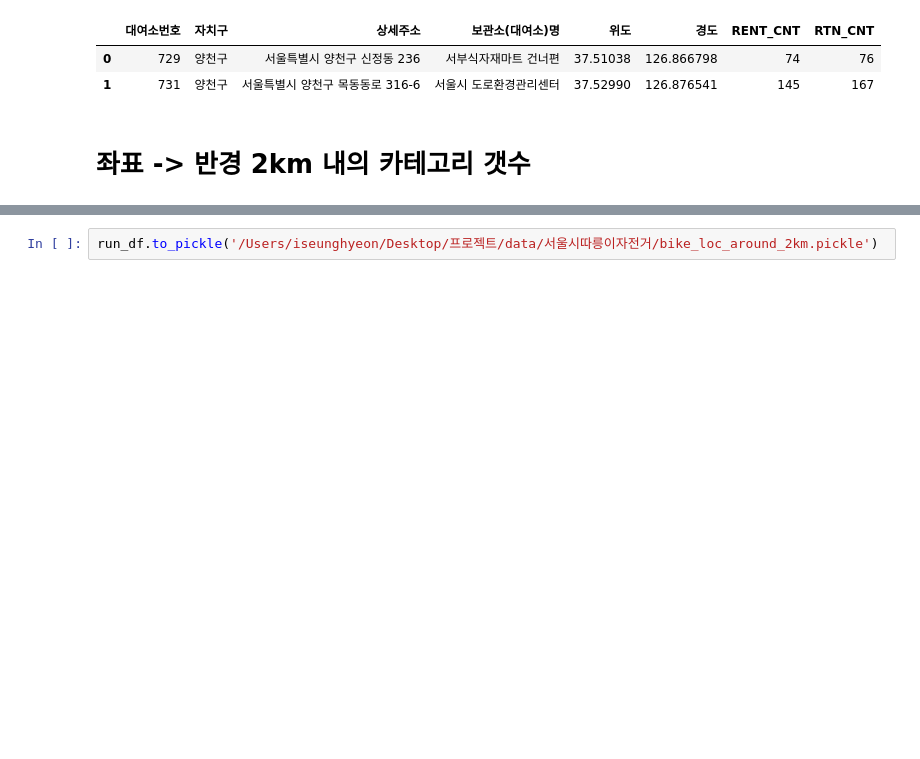
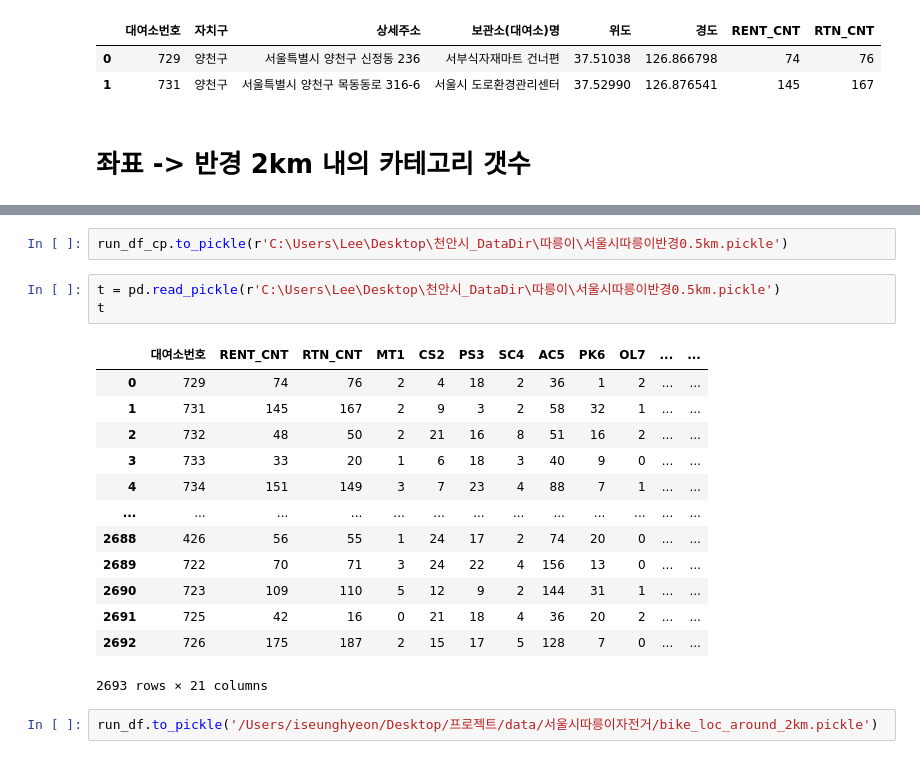
Before and after one commit to LGHelloVisionProj/Data_Visualization, a Jupyter notebook: 천안시_CodeDir/서울시따릉이데이터api호출.ipynb, the cells around one changed output, grey strips where cells are left out. Drawn from its saved outputs; the diff is of its cells as text; blank space fills up the shorter version.

```diff
--- a/천안시_CodeDir/서울시따릉이데이터api호출.ipynb
+++ b/천안시_CodeDir/서울시따릉이데이터api호출.ipynb
@@ -212,3 +244,22 @@ run_df
+# %%
+run_df_cp.to_pickle(r'C:\Users\Lee\Desktop\천안시_DataDir\따릉이\서울시따릉이반경0.5km.pickle')
+# %%
+t = pd.read_pickle(r'C:\Users\Lee\Desktop\천안시_DataDir\따릉이\서울시따릉이반경0.5km.pickle')
+t
+# %% [output]
+|  | 대여소번호 | RENT_CNT | RTN_CNT | MT1 | CS2 | PS3 | SC4 | AC5 | PK6 | OL7 | ... | ... |
+| 0 | 729 | 74 | 76 | 2 | 4 | 18 | 2 | 36 | 1 | 2 | ... | ... |
+| 1 | 731 | 145 | 167 | 2 | 9 | 3 | 2 | 58 | 32 | 1 | ... | ... |
+| 2 | 732 | 48 | 50 | 2 | 21 | 16 | 8 | 51 | 16 | 2 | ... | ... |
+| 3 | 733 | 33 | 20 | 1 | 6 | 18 | 3 | 40 | 9 | 0 | ... | ... |
+| 4 | 734 | 151 | 149 | 3 | 7 | 23 | 4 | 88 | 7 | 1 | ... | ... |
+| ... | ... | ... | ... | ... | ... | ... | ... | ... | ... | ... | ... | ... |
+| 2688 | 426 | 56 | 55 | 1 | 24 | 17 | 2 | 74 | 20 | 0 | ... | ... |
+| 2689 | 722 | 70 | 71 | 3 | 24 | 22 | 4 | 156 | 13 | 0 | ... | ... |
+| 2690 | 723 | 109 | 110 | 5 | 12 | 9 | 2 | 144 | 31 | 1 | ... | ... |
+| 2691 | 725 | 42 | 16 | 0 | 21 | 18 | 4 | 36 | 20 | 2 | ... | ... |
+| 2692 | 726 | 175 | 187 | 2 | 15 | 17 | 5 | 128 | 7 | 0 | ... | ... |
+2693 rows × 21 columns
 # %%
 run_df.to_pickle('/Users/iseunghyeon/Desktop/프로젝트/data/서울시따릉이자전거/bike_loc_around_2km.pickle')
 # %%
```
Also changed, not shown: parts of 5 cells of this notebook.
